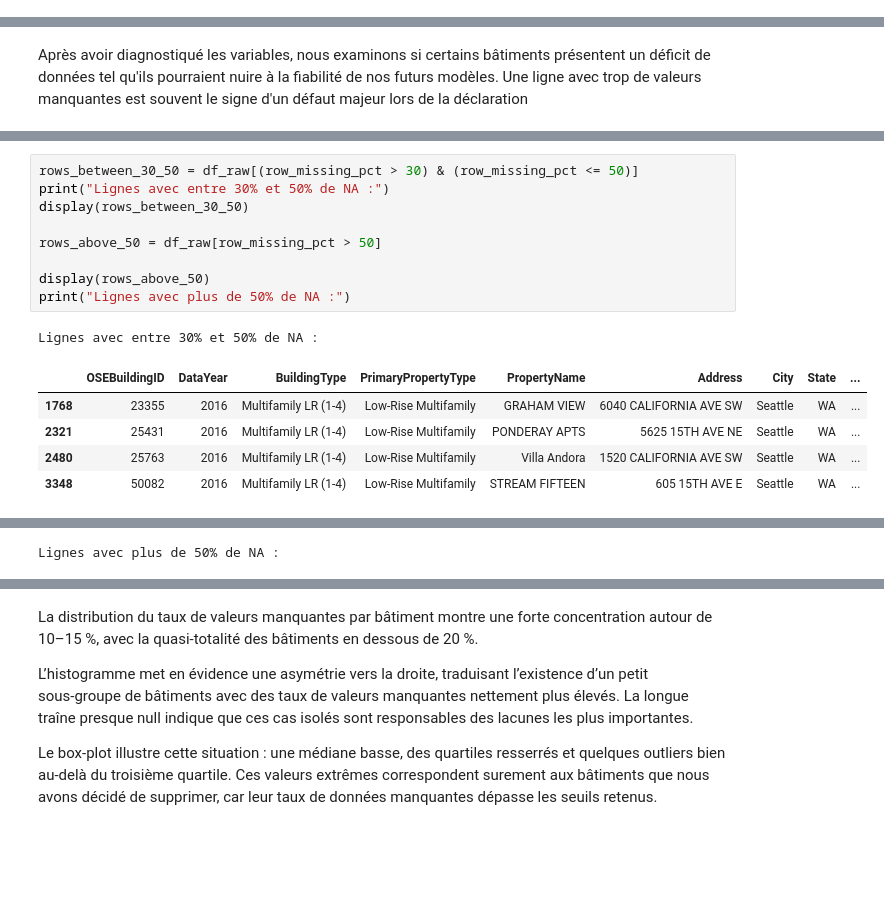
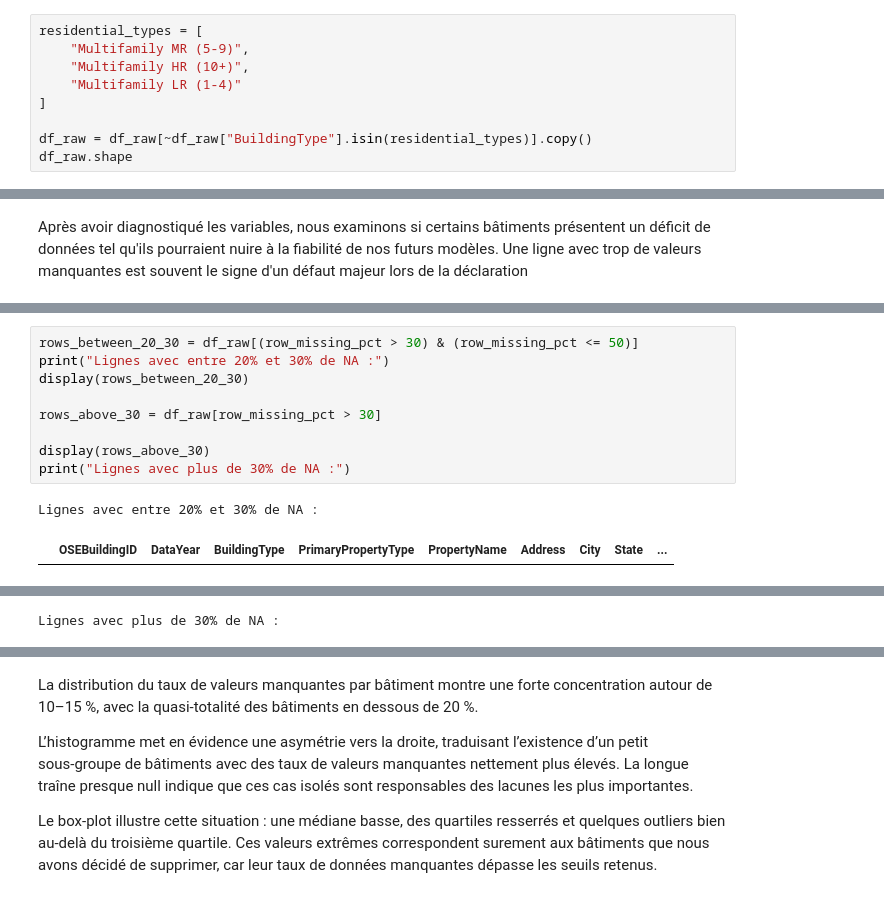
Before and after one commit to Ben10-som/ML-prediction-CO2, a Jupyter notebook: notebooks/01_data_quality_audit.ipynb, the cells around one changed output, grey strips where cells are left out. Cells and saved outputs as stored; diff of their text form; blank space fills up the shorter version.

```diff
--- a/notebooks/01_data_quality_audit.ipynb
+++ b/notebooks/01_data_quality_audit.ipynb
@@ -133,0 +181,9 @@ df_raw.sample(5)
+# %%
+residential_types = [
+    "Multifamily MR (5-9)",
+    "Multifamily HR (10+)",
+    "Multifamily LR (1-4)"
+]
+
+df_raw = df_raw[~df_raw["BuildingType"].isin(residential_types)].copy()
+df_raw.shape
@@ -501,16 +578,12 @@ La majorité des lignes présentent un taux de valeurs manquantes modéré autou
 # %%
-rows_between_30_50 = df_raw[(row_missing_pct > 30) & (row_missing_pct <= 50)]
-print("Lignes avec entre 30% et 50% de NA :")
-display(rows_between_30_50)
+rows_between_20_30 = df_raw[(row_missing_pct > 30) & (row_missing_pct <= 50)]
+print("Lignes avec entre 20% et 30% de NA :")
+display(rows_between_20_30)
 
-rows_above_50 = df_raw[row_missing_pct > 50]
+rows_above_30 = df_raw[row_missing_pct > 30]
 
-display(rows_above_50)
-print("Lignes avec plus de 50% de NA :")
+display(rows_above_30)
+print("Lignes avec plus de 30% de NA :")
 # %% [output]
-Lignes avec entre 30% et 50% de NA :
+Lignes avec entre 20% et 30% de NA :
 |  | OSEBuildingID | DataYear | BuildingType | PrimaryPropertyType | PropertyName | Address | City | State | ... |
-| 1768 | 23355 | 2016 | Multifamily LR (1-4) | Low-Rise Multifamily | GRAHAM VIEW | 6040 CALIFORNIA AVE SW | Seattle | WA | ... |
-| 2321 | 25431 | 2016 | Multifamily LR (1-4) | Low-Rise Multifamily | PONDERAY APTS | 5625 15TH AVE NE | Seattle | WA | ... |
-| 2480 | 25763 | 2016 | Multifamily LR (1-4) | Low-Rise Multifamily | Villa Andora | 1520 CALIFORNIA AVE SW | Seattle | WA | ... |
-| 3348 | 50082 | 2016 | Multifamily LR (1-4) | Low-Rise Multifamily | STREAM FIFTEEN | 605 15TH AVE E | Seattle | WA | ... |
@@ -517 +593 @@ Lignes avec entre 30% et 50% de NA :
-Lignes avec plus de 50% de NA :
+Lignes avec plus de 30% de NA :
```
Also changed, not shown: parts of 60 cells of this notebook.
